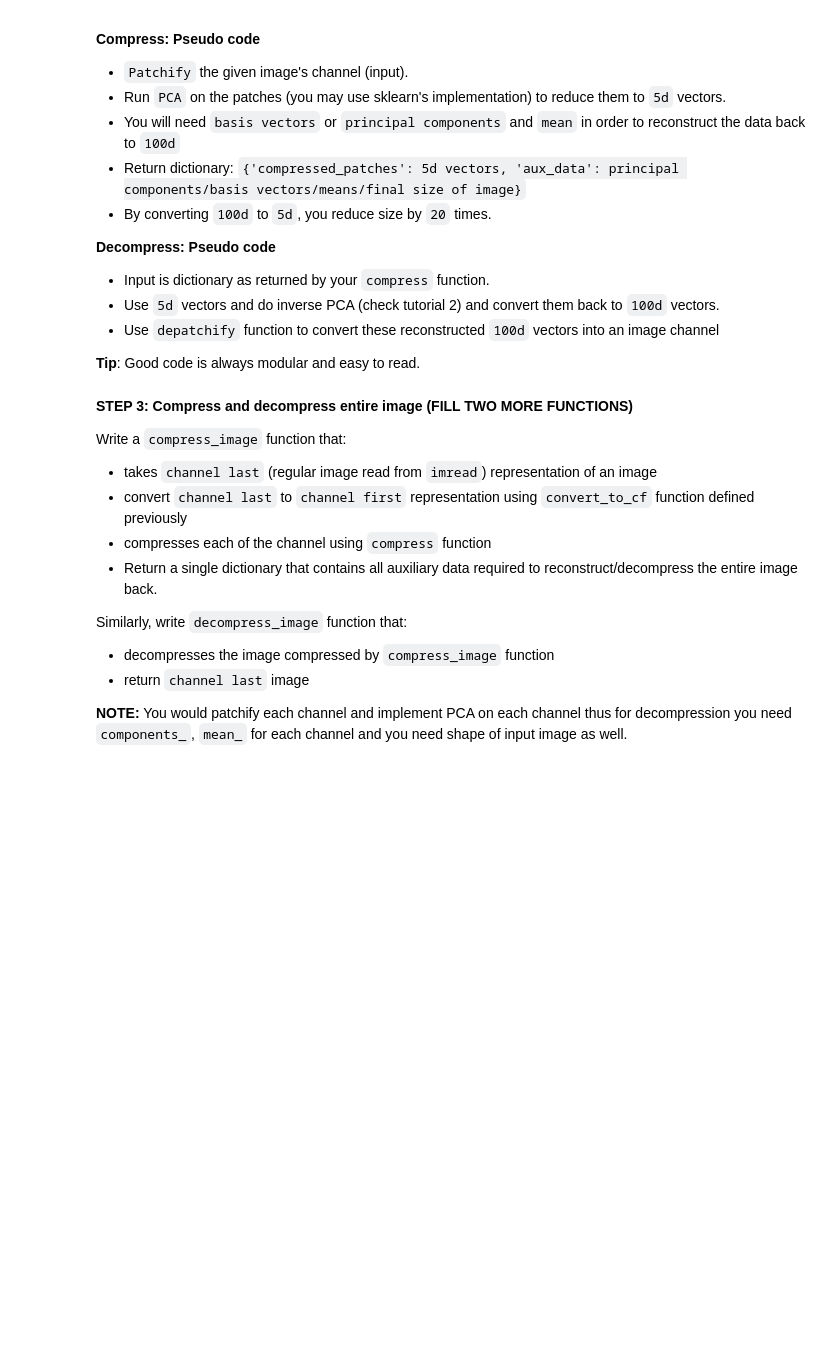
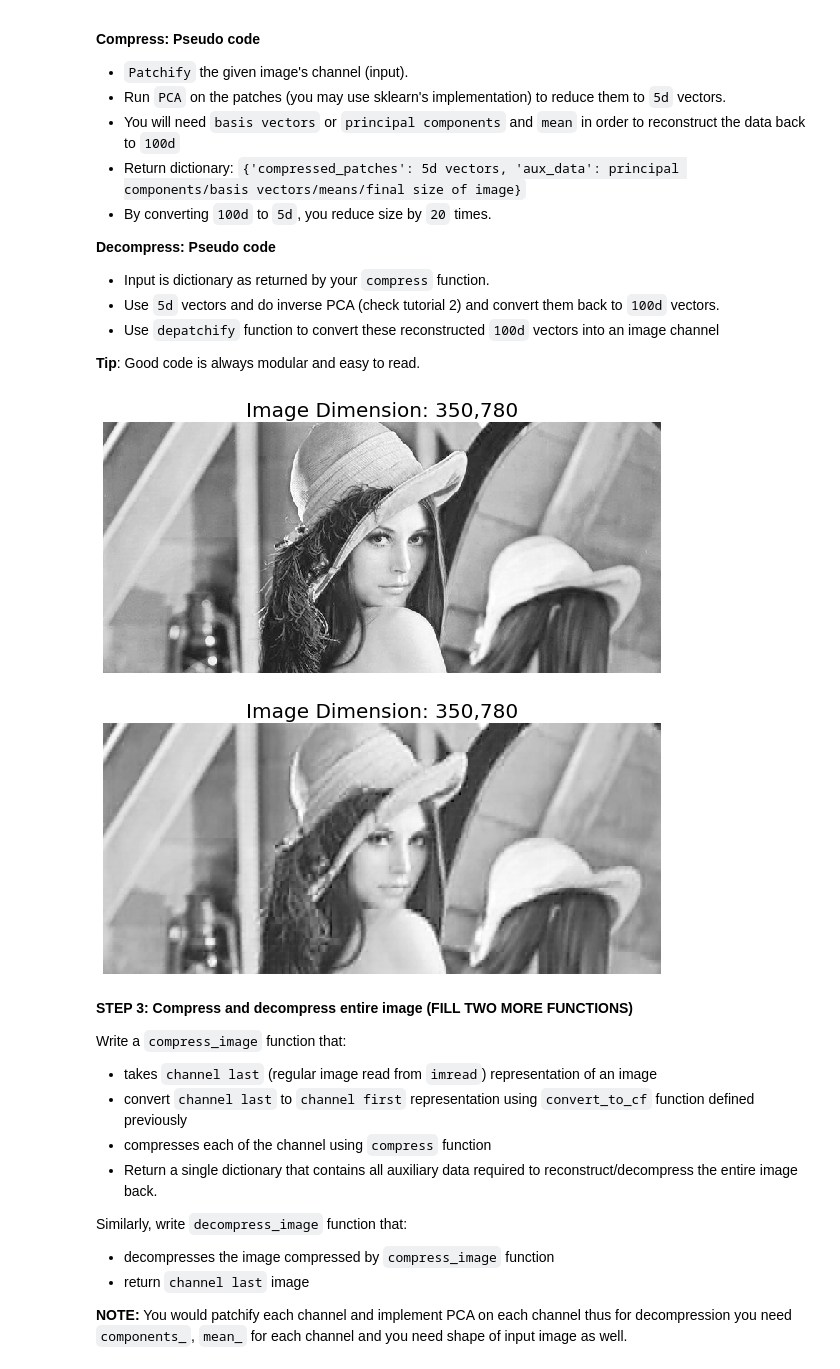
Before and after one commit to hl5chen/TestCollab, a Jupyter notebook: Assignment_1_(PCA).ipynb, the cells around one changed output. Cells and saved outputs as stored; diff of their text form; code cells hidden in the pictures; blank space fills up the shorter version.

```diff
--- a/Assignment_1_(PCA).ipynb
+++ b/Assignment_1_(PCA).ipynb
@@ -304,51 +322,45 @@ def compress(img_ch, n_components=5):
         along with auxiliary data required for decompression (components_, mean_ and shape of input image)
     """
     # patchify img_ch
     patches = patchify(img_ch)
-    # ADD CODE HERE!!
     # Run PCA on the patches to reduce them to 5d vectors.
     pca = PCA(n_components=5)
     pca.fit(patches)
-    print(pca.components_)
-    # reduced data from 5d to 2d
-    #data_to_compress = patches[:10] #what this
+    # reduced data from 100d to 5d
     compressed_data = np.dot(patches - pca.mean_, pca.components_.T)
     compressed_data.shape
     # X_pca = pca.transform(patches).shape
-
-    # Return dictionary: {'compressed_patches': 5d vectors, 'aux_data': principal components/basis vectors/means/final size of image}
-    # By converting 100d to 5d, you reduce size by 20 times.
-    #return dictionary {'y': compressed_data.shape, 'aux_data': auxiliary data for recontruction}
-    # return dictionary {'y': compressed data, 'aux_data': auxiliary data for recontruction}
-    #
-    #
-    # return dictionary {'y': compressed data, 'aux_data': auxiliary data for recontruction}
+    return {'y': compressed_data, 'aux_data': [pca.components_, pca.mean_, compressed_data.size] }
     pass
 
 def decompress(comp_data):
     """
     Inputs
         comp_data: data structure that is returned by `compress` function
     Returns
         img_ch: decompressed form of channel compressed and contained inside `comp_data` data structure
     """
-    #y = comp_data['y']
-    #components, means, img_size = comp_data['aux_data']
+    y = comp_data['y']
+    components, means, img_size = comp_data['aux_data']
+    # recontruct the patches to 100d using aux_data and inverse PCA
+    decompressed_data = np.dot(y, components)+means
+    #pca.inverse_transform(pca.transform(data_to_reduce))
+    #Use depatchify function to convert these reconstructed 100d vectors into an image channel
+    img_ch = depatchify(decompressed_data)
 
-    # recontruct the patches to 100d using aux_data and inverse PCA
-    # depatchify and return img_ch
-    # rec_patches = inverse_transform(y, components, means)
-    # img_ch = depatchify(...)
     return img_ch
 
 # Red channel
 # visualize your compression and decompression
 img_ch = img_cf[0]
 plt.figure(figsize=(10, 10))
 show_image(img_ch)
 
 plt.figure(figsize=(10, 10))
 show_image(decompress(compress(img_ch, n_components=5)))
+# %% [output]
+[figure, added]
+[figure, added]
 # %% [markdown]
 **STEP 3: Compress and decompress entire image (FILL TWO MORE FUNCTIONS)**
 
```
Also changed, not shown: parts of 22 cells of this notebook.
